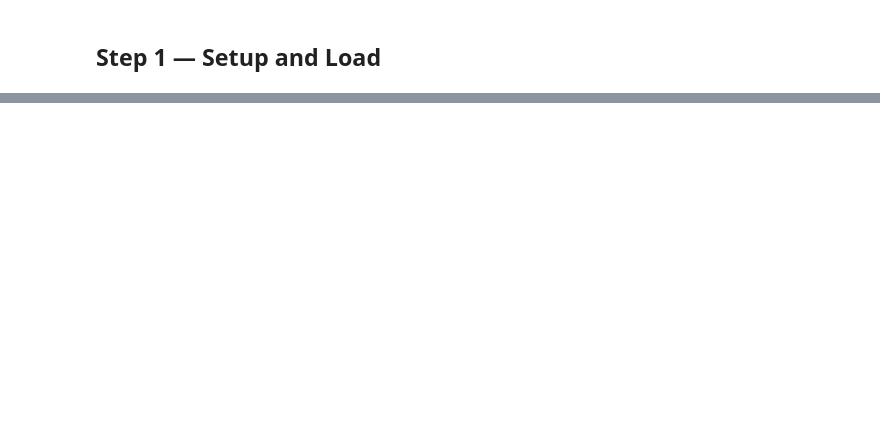
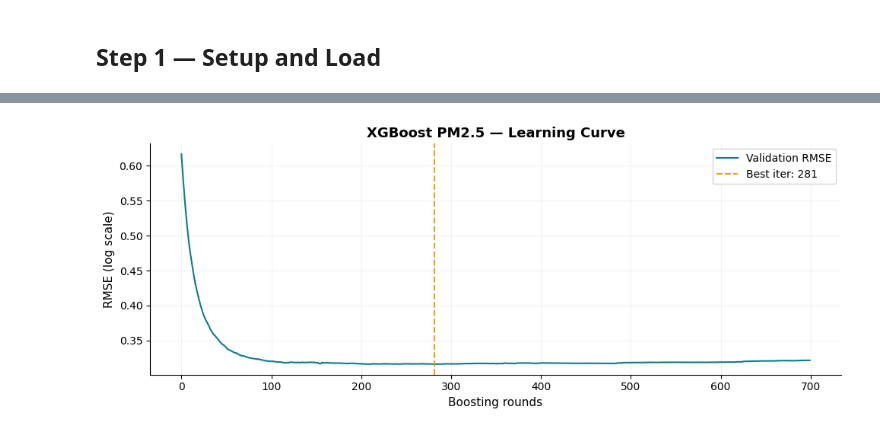
Before and after one commit to dze-shalom/AirSense_IndabaX_Hackathon_2026, a Jupyter notebook: notebooks/02_Modelling.ipynb, the cells around one changed output, grey strips where cells are left out. Cells and saved outputs as stored; diff of their text form; code cells hidden in the pictures; blank space fills up the shorter version.

```diff
--- a/notebooks/02_Modelling.ipynb
+++ b/notebooks/02_Modelling.ipynb
@@ -1367,0 +532,18 @@ MODELLING COMPLETE — RESULTS SUMMARY
+# %%
+def starter_proxy(df_s):
+    return (0.35*df_s['temp_mean']+0.25*df_s['solar_radiation']+0.20*df_s['evapotranspiration']
+            +8.0*df_s['is_no_wind']+5.0*df_s['is_no_rain']+4.0*df_s['is_dry_season']).clip(lower=0)
+
+city_month_means = train.groupby(['city','month'])['pm2_5_target'].mean()
+def city_month_predict(df_s):
+    return np.array([city_month_means.get((r['city'],r['month']), train['pm2_5_target'].mean())
+                     for _,r in df_s.iterrows()])
+
+print('BASELINE EVALUATION — Test Set')
+print('='*50)
+for name, preds in [('Starter formula', starter_proxy(test).values),
+                    ('City-month mean', city_month_predict(test))]:
+    mae = mean_absolute_error(y_test_raw, preds)
+    r2  = r2_score(y_test_raw, preds)
+    print(f'  {name:<25}  MAE={mae:.3f}  R²={r2:.4f}')
+print('\n  Any ML model must beat both baselines to be worth deploying.')
@@ -1367,0 +573,47 @@ MODELLING COMPLETE — RESULTS SUMMARY
+# %%
+xgb_params = {
+    'objective':'reg:squarederror','n_estimators':700,'learning_rate':0.05,
+    'max_depth':6,'min_child_weight':5,'subsample':0.8,'colsample_bytree':0.8,
+    'reg_alpha':0.1,'reg_lambda':1.0,'random_state':42,'n_jobs':-1,'tree_method':'hist',
+}
+print(f'Training XGBoost PM2.5  ({len(FEATURES_FINAL)} features)...')
+
+sample_weights = np.where(train['is_harmattan'] == 1, 3.0, 1.0)
+print(f'  Sample weights: Harmattan=3.0  Non-Harmattan=1.0')
+print(f'  Harmattan rows in train: {(train["is_harmattan"]==1).sum():,}  '
+      f'({(train["is_harmattan"]==1).mean()*100:.1f}%)')
+
+model_pm25 = xgb.XGBRegressor(**xgb_params)
+model_pm25.fit(X_train, y_train_log,
+               sample_weight=sample_weights,
+               eval_set=[(X_val, y_val_log)],
+               verbose=100)
+
+print('\nPM2.5 MODEL EVALUATION (with Harmattan sample weighting)')
+print('='*65)
+for split_name, X_s, y_s_raw in [
+    ('Validation', X_val,  y_val_raw),
+    ('Test',       X_test, y_test_raw),
+]:
+    preds = np.expm1(model_pm25.predict(X_s)).clip(min=0)
+    mae  = mean_absolute_error(y_s_raw, preds)
+    r2   = r2_score(y_s_raw, preds)
+    rmse = np.sqrt(mean_squared_error(y_s_raw, preds))
+    print(f'  {split_name:<12}  MAE={mae:.3f}  RMSE={rmse:.3f}  R²={r2:.4f}')
+
+results = model_pm25.evals_result()
+if results:
+    fig, ax = plt.subplots(figsize=(10,4))
+    val_scores = results.get('validation_0',{}).get('rmse',[])
+    if val_scores:
+        ax.plot(val_scores, color=TEAL, linewidth=1.5, label='Validation RMSE')
+        best_iter = np.argmin(val_scores)
+        ax.axvline(best_iter, color=AMBER, linewidth=1.5, linestyle='--',
+                   label=f'Best iter: {best_iter}')
+        ax.set_xlabel('Boosting rounds'); ax.set_ylabel('RMSE (log scale)')
+        ax.set_title('XGBoost PM2.5 — Learning Curve', fontweight='bold')
+        ax.legend()
+        plt.tight_layout()
+        plt.savefig(os.path.join(outputs_dir,'model_01_learning_curve.png'), dpi=150, bbox_inches='tight')
+        plt.show()
+# %% [output]
@@ -1367,0 +636 @@ MODELLING COMPLETE — RESULTS SUMMARY
+[figure, added]
```
Also changed, not shown: parts of 133 cells of this notebook, 12 other files.
